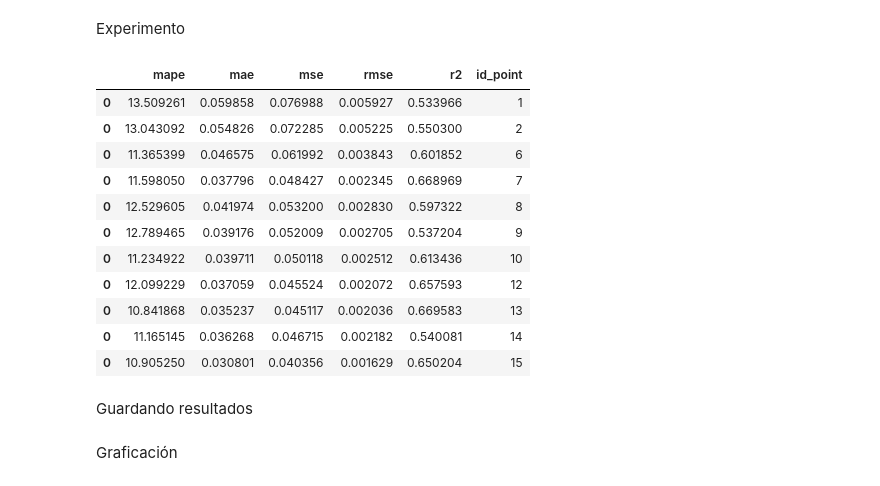
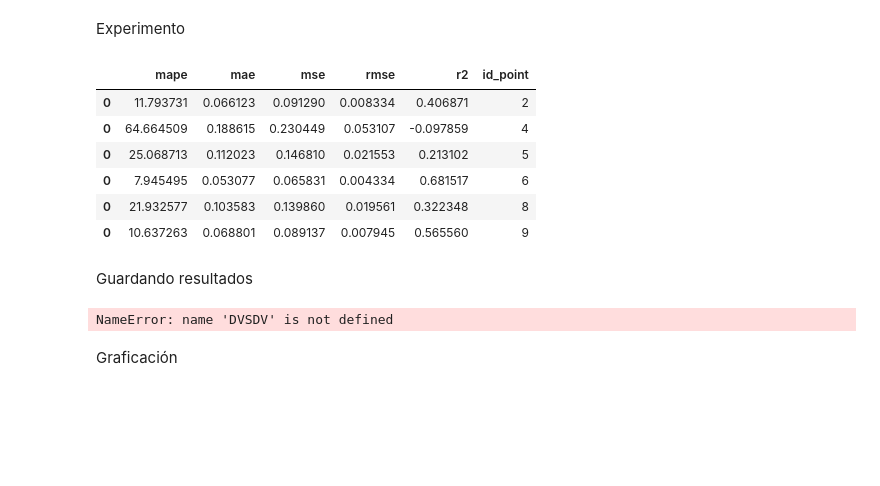
Before and after one commit to esglobe/seev-analytics, a Jupyter notebook: terepaima/5_narx_ndvi_analysis.ipynb, the cells around one changed output. Cells and saved outputs as stored; diff of their text form; code cells hidden in the pictures; blank space fills up the shorter version.

```diff
--- a/terepaima/5_narx_ndvi_analysis.ipynb
+++ b/terepaima/5_narx_ndvi_analysis.ipynb
@@ -42,7 +42,7 @@ experimento
 # %% [markdown]
 Cargando datos
 # %%
-pd_precipitacion = pd.read_pickle(f'./{park}/data/ann_precipitacion.pkl')[['park',
+pd_precipitacion = pd.read_pickle(f'./{park}/data/ann_precipitacion_terepaima.pkl')[['park',
                                                                             'periodo',
                                                                             'year',
                                                                             'month',
@@ -74,7 +74,7 @@ array(['training', 'test', 'prediction'], dtype=object)
 # %% [markdown]
 Identificando puntos
 # %%
-auto_order = 1*12
+auto_order = 6
 exog_order = 6
 exog_delay = 1
 prediction_order = 12
@@ -97,7 +97,7 @@ os.environ['TF_CPP_MIN_LOG_LEVEL'] = '2'
 # %% [markdown]
 Identificando tamaño o cantidad de neuronas
 # %%
-id_point = 1
+id_point = 2
 pd_model_id = pd_precipitacion[pd_precipitacion.id_point==id_point]
 pd_model_id.index = pd.to_datetime(pd_model_id.periodo)
 pd_model_id = pd_model_id[[y_output,exogena]].dropna().sort_index()
@@ -111,8 +111,8 @@ activation = len(n_neurons)*[f_activation]
 kernel_initializer = 'lecun_normal'
 bias_initializer = 'zeros'
 
-epochs = 10
-patience = 5
+epochs = 5
+patience = 3
 # %%
 # Metrícas
 mae = keras.metrics.MeanAbsoluteError()
@@ -229,4 +207,31 @@ for i in range(1,iteraciones):
 # %%
+#---------------------------
+# Experimento
+#---------------------------
+for i in range(1,iteraciones):
+    for id_point in list_ids:
+
+        # Datos
+        pd_model_id = pd_precipitacion[pd_precipitacion.id_point==id_point]
+        pd_model_id.index = pd.to_datetime(pd_model_id.periodo)
+        pd_model_id = pd_model_id[[y_output,exogena]].dropna().sort_index()
+
+        x_data, y_data = split_data(pd_model_id,exog_order,auto_order,exog_delay,prediction_order,exogena,y_output)
+
+        if id_point==4:
+            epo = epochs + 2
+        else:
+            epo = epochs
+
+        # Entrenamiento
+        history = model.fit(x=x_data,
+                            y=y_data,
+                            epochs=epo,
+                            batch_size=1,
+                            verbose=0,
+                            workers=2,
+                            callbacks=[callback])
+
 #---------------------------
 # Resultados
 #---------------------------
@@ -282,46 +287,45 @@ for id_point in list_ids:
 
 
     # Uniendo informacion
     pd_summary = pd.concat([trainind_pd[list(pd_prediction)],
                             pd_prediction[list(pd_prediction)]
                             ])
 
     list_data.append(pd_summary)
 
 # Data estimada
 pd_analisis_ndvi = pd.concat(list_data)
 
 # Validacion
 pd_data_test = pd_analisis_ndvi.query("type=='training'")
 
 list_metricas = []
 for id in pd_data_test.sort_values('id_point').id_point.unique():
     pd_data = pd_data_test.query(f"id_point=={id}").sort_values('id_point')
     pd_metricas = pd.DataFrame(metrics(observado=pd_data.ndvi_media,
                                        prediccion=pd_data.ndvi_prediction)
                                 ,index=[0])
 
     pd_metricas['id_point'] = id
 
     list_metricas.append(pd_metricas)
 
 pd_metricas_ndvi = pd.concat(list_metricas)
 pd_metricas_ndvi
 # %% [output]
 |  | mape | mae | mse | rmse | r2 | id_point |
-| 0 | 13.509261 | 0.059858 | 0.076988 | 0.005927 | 0.533966 | 1 |
-| 0 | 13.043092 | 0.054826 | 0.072285 | 0.005225 | 0.550300 | 2 |
-| 0 | 11.365399 | 0.046575 | 0.061992 | 0.003843 | 0.601852 | 6 |
-| 0 | 11.598050 | 0.037796 | 0.048427 | 0.002345 | 0.668969 | 7 |
-| 0 | 12.529605 | 0.041974 | 0.053200 | 0.002830 | 0.597322 | 8 |
-| 0 | 12.789465 | 0.039176 | 0.052009 | 0.002705 | 0.537204 | 9 |
-| 0 | 11.234922 | 0.039711 | 0.050118 | 0.002512 | 0.613436 | 10 |
-| 0 | 12.099229 | 0.037059 | 0.045524 | 0.002072 | 0.657593 | 12 |
-| 0 | 10.841868 | 0.035237 | 0.045117 | 0.002036 | 0.669583 | 13 |
-| 0 | 11.165145 | 0.036268 | 0.046715 | 0.002182 | 0.540081 | 14 |
-| 0 | 10.905250 | 0.030801 | 0.040356 | 0.001629 | 0.650204 | 15 |
+| 0 | 11.793731 | 0.066123 | 0.091290 | 0.008334 | 0.406871 | 2 |
+| 0 | 64.664509 | 0.188615 | 0.230449 | 0.053107 | -0.097859 | 4 |
+| 0 | 25.068713 | 0.112023 | 0.146810 | 0.021553 | 0.213102 | 5 |
+| 0 | 7.945495 | 0.053077 | 0.065831 | 0.004334 | 0.681517 | 6 |
+| 0 | 21.932577 | 0.103583 | 0.139860 | 0.019561 | 0.322348 | 8 |
+| 0 | 10.637263 | 0.068801 | 0.089137 | 0.007945 | 0.565560 | 9 |
 # %% [markdown]
 Guardando resultados
+# %%
+DVSDV
+# %% [output]
+NameError: name 'DVSDV' is not defined
 # %%
 import pickle
 
```
Also changed, not shown: parts of 8 cells of this notebook, 21 other files.
